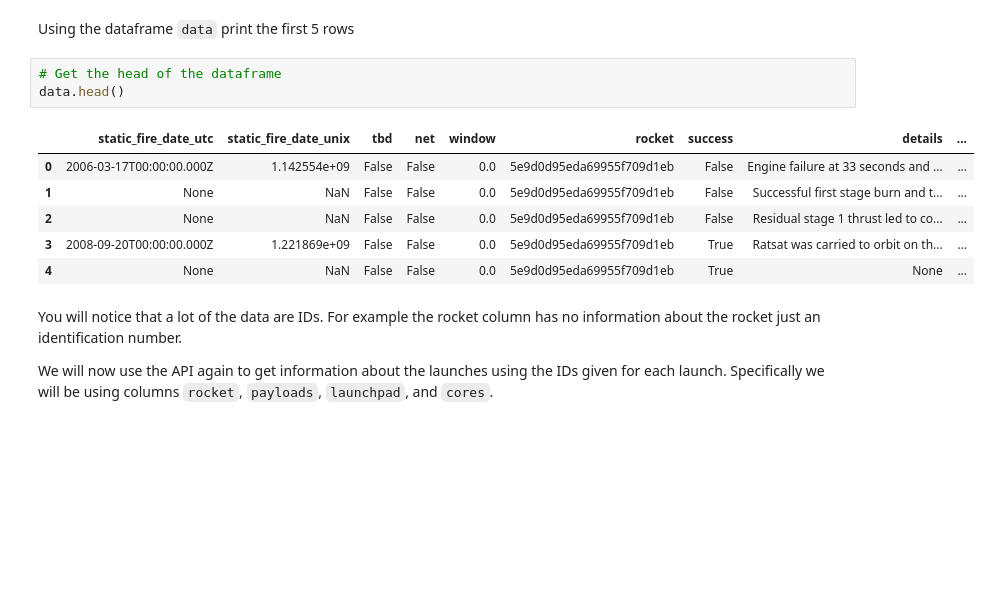
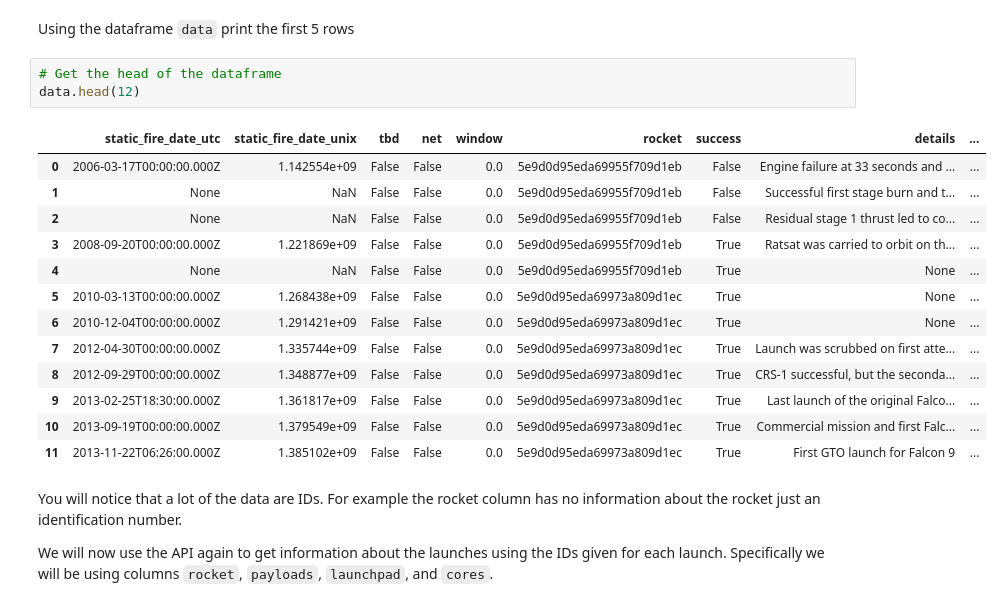
Before and after one commit to xavier-jin-xin/space_YY, a Jupyter notebook: data_collection_API.ipynb, the cells around one changed output. Cells and saved outputs as stored; diff of their text form; blank space fills up the shorter version.

```diff
--- a/data_collection_API.ipynb
+++ b/data_collection_API.ipynb
@@ -133,14 +139,21 @@ data = pd.json_normalize(response.json())
 Using the dataframe <code>data</code> print the first 5 rows
 # %%
 # Get the head of the dataframe
-data.head()
+data.head(12)
 # %% [output]
 |  | static_fire_date_utc | static_fire_date_unix | tbd | net | window | rocket | success | details | ... |
 | 0 | 2006-03-17T00:00:00.000Z | 1.142554e+09 | False | False | 0.0 | 5e9d0d95eda69955f709d1eb | False | Engine failure at 33 seconds and ... | ... |
 | 1 | None | NaN | False | False | 0.0 | 5e9d0d95eda69955f709d1eb | False | Successful first stage burn and t... | ... |
 | 2 | None | NaN | False | False | 0.0 | 5e9d0d95eda69955f709d1eb | False | Residual stage 1 thrust led to co... | ... |
 | 3 | 2008-09-20T00:00:00.000Z | 1.221869e+09 | False | False | 0.0 | 5e9d0d95eda69955f709d1eb | True | Ratsat was carried to orbit on th... | ... |
 | 4 | None | NaN | False | False | 0.0 | 5e9d0d95eda69955f709d1eb | True | None | ... |
+| 5 | 2010-03-13T00:00:00.000Z | 1.268438e+09 | False | False | 0.0 | 5e9d0d95eda69973a809d1ec | True | None | ... |
+| 6 | 2010-12-04T00:00:00.000Z | 1.291421e+09 | False | False | 0.0 | 5e9d0d95eda69973a809d1ec | True | None | ... |
+| 7 | 2012-04-30T00:00:00.000Z | 1.335744e+09 | False | False | 0.0 | 5e9d0d95eda69973a809d1ec | True | Launch was scrubbed on first atte... | ... |
+| 8 | 2012-09-29T00:00:00.000Z | 1.348877e+09 | False | False | 0.0 | 5e9d0d95eda69973a809d1ec | True | CRS-1 successful, but the seconda... | ... |
+| 9 | 2013-02-25T18:30:00.000Z | 1.361817e+09 | False | False | 0.0 | 5e9d0d95eda69973a809d1ec | True | Last launch of the original Falco... | ... |
+| 10 | 2013-09-19T00:00:00.000Z | 1.379549e+09 | False | False | 0.0 | 5e9d0d95eda69973a809d1ec | True | Commercial mission and first Falc... | ... |
+| 11 | 2013-11-22T06:26:00.000Z | 1.385102e+09 | False | False | 0.0 | 5e9d0d95eda69973a809d1ec | True | First GTO launch for Falcon 9 | ... |
 # %% [markdown]
 You will notice that a lot of the data are IDs. For example the rocket column has no information about the rocket just an identification number.
 
```
Also changed, not shown: parts of 17 cells of this notebook.
